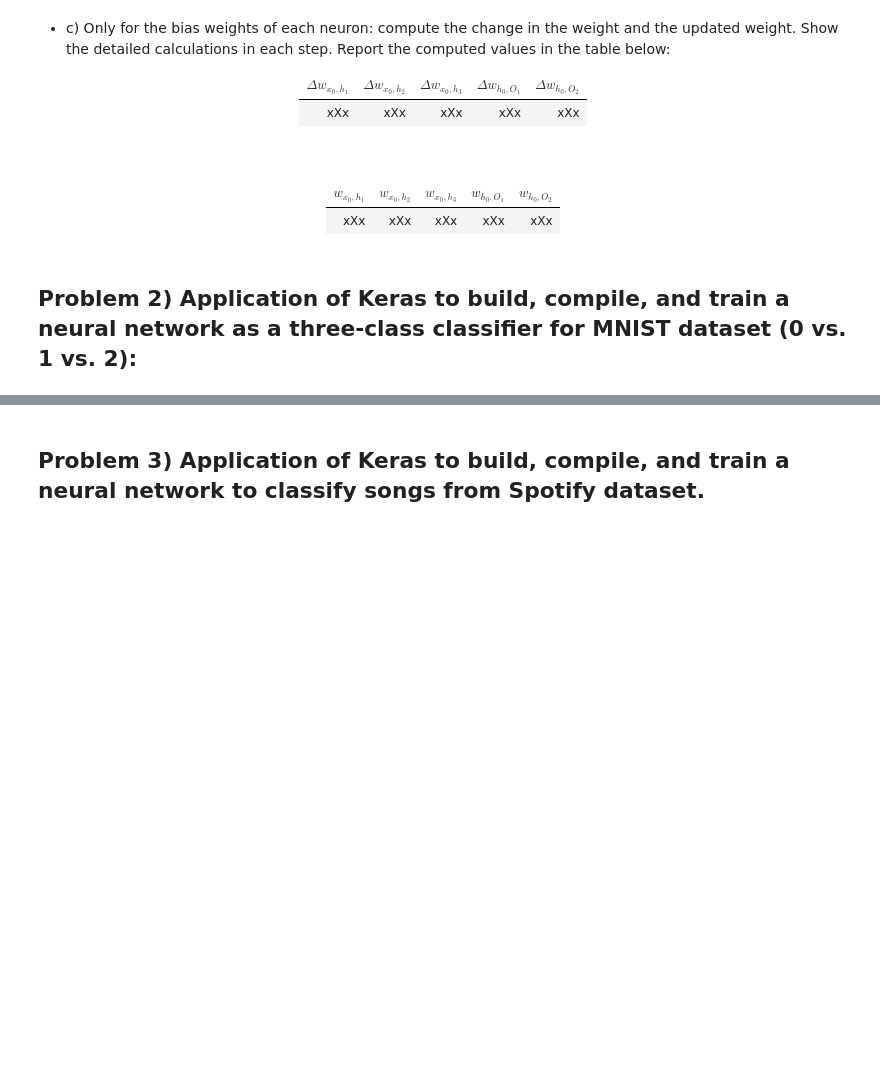
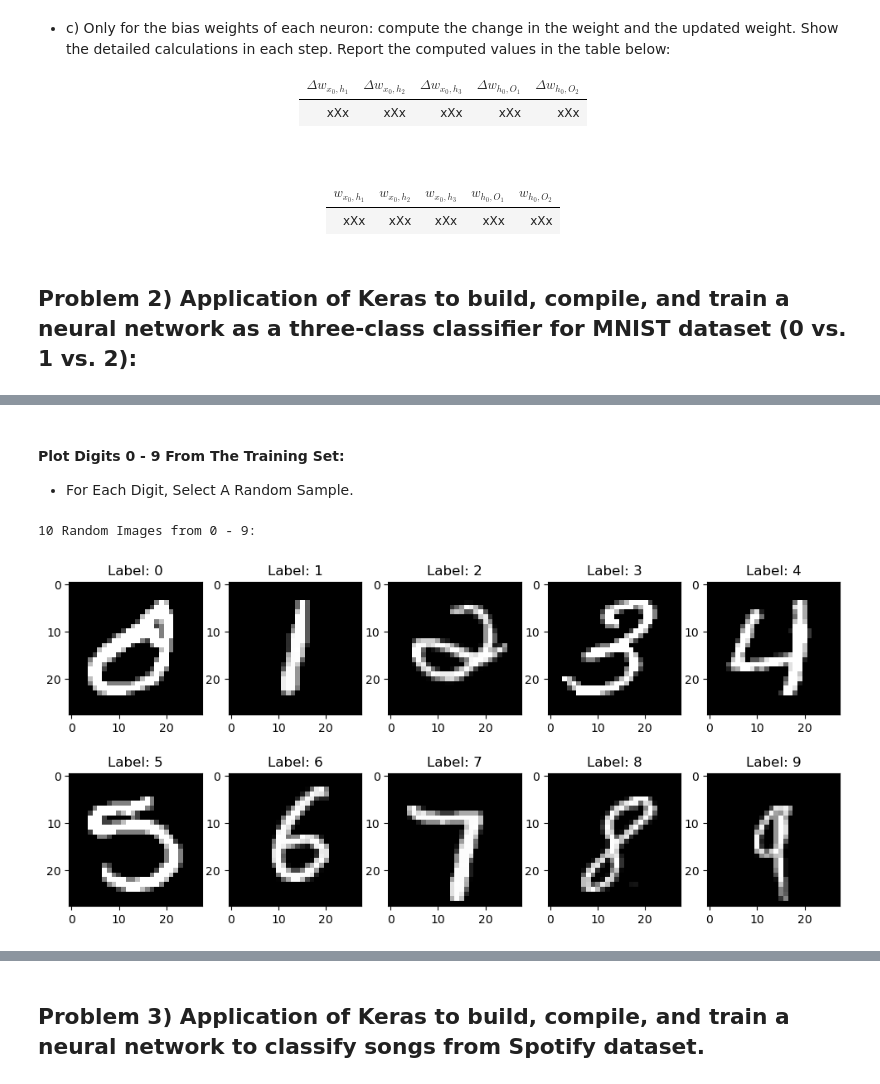
Before and after one commit to ADolbyB/deep-learning-python, a Jupyter notebook: Assignments/assignment5.ipynb, the cells around one changed output, grey strips where cells are left out. Drawn from its saved outputs; the diff is of its cells as text; code cells hidden in the pictures; blank space fills up the shorter version.

```diff
--- a/Assignments/assignment5.ipynb
+++ b/Assignments/assignment5.ipynb
@@ -137,0 +204,15 @@ dispAnImage('../assets/HW5/HW5-1.png')
+# %%
+# Load Data and Split to Training and Testing Sets:
+(x_train, y_train), (x_test, y_test) = mnist.load_data()
+
+#print(x_train.shape) # (60000, 28, 28)
+#print(y_train.shape) # (60000,)
+#print(x_test.shape) # (10000, 28, 28)
+#print(y_test.shape) # (10000,)
+
+print('The number of Training Images =', x_train.shape[0])
+print('The number of Training Labels =', y_train.shape[0])
+print('The size of each Training Image is:', x_train.shape[1], 'by', x_train.shape[2], 'pixels \n')
+print('The number of Testing Images =', x_test.shape[0])
+print('The number of Testing Labels =', y_test.shape[0])
+print('The size of each Testing Image is:', x_test.shape[1], 'by', x_test.shape[2], 'pixels')
@@ -137,0 +227,19 @@ dispAnImage('../assets/HW5/HW5-1.png')
+# %% [markdown]
+#### Plot Digits 0 - 9 From The Training Set:
+
+ - For Each Digit, Select A Random Sample.
+# %%
+# Select 10 images from the training set
+x_train_rnd = np.zeros((10, 28, 28))
+y_train_rnd = np.arange(10)
+
+for digit in range(10): # finds 10 images from the set
+    x_train_d = x_train[y_train == digit,:,:]
+    #x_train_rnd[digit,:,:] = x_train_d[0,:,:] # Select FIRST Digits From Set
+    x_train_rnd[digit,:,:] = x_train_d[randint(0, x_train_d.shape[0]),:,:] # Select RANDOM Digits From Set
+
+print(f'10 Random Images from 0 - 9: \n')
+img_plt(x_train_rnd, y_train_rnd) # plot the images
+# %% [output]
+10 Random Images from 0 - 9:
+[figure, added]
```
Also changed, not shown: parts of 27 cells of this notebook.
